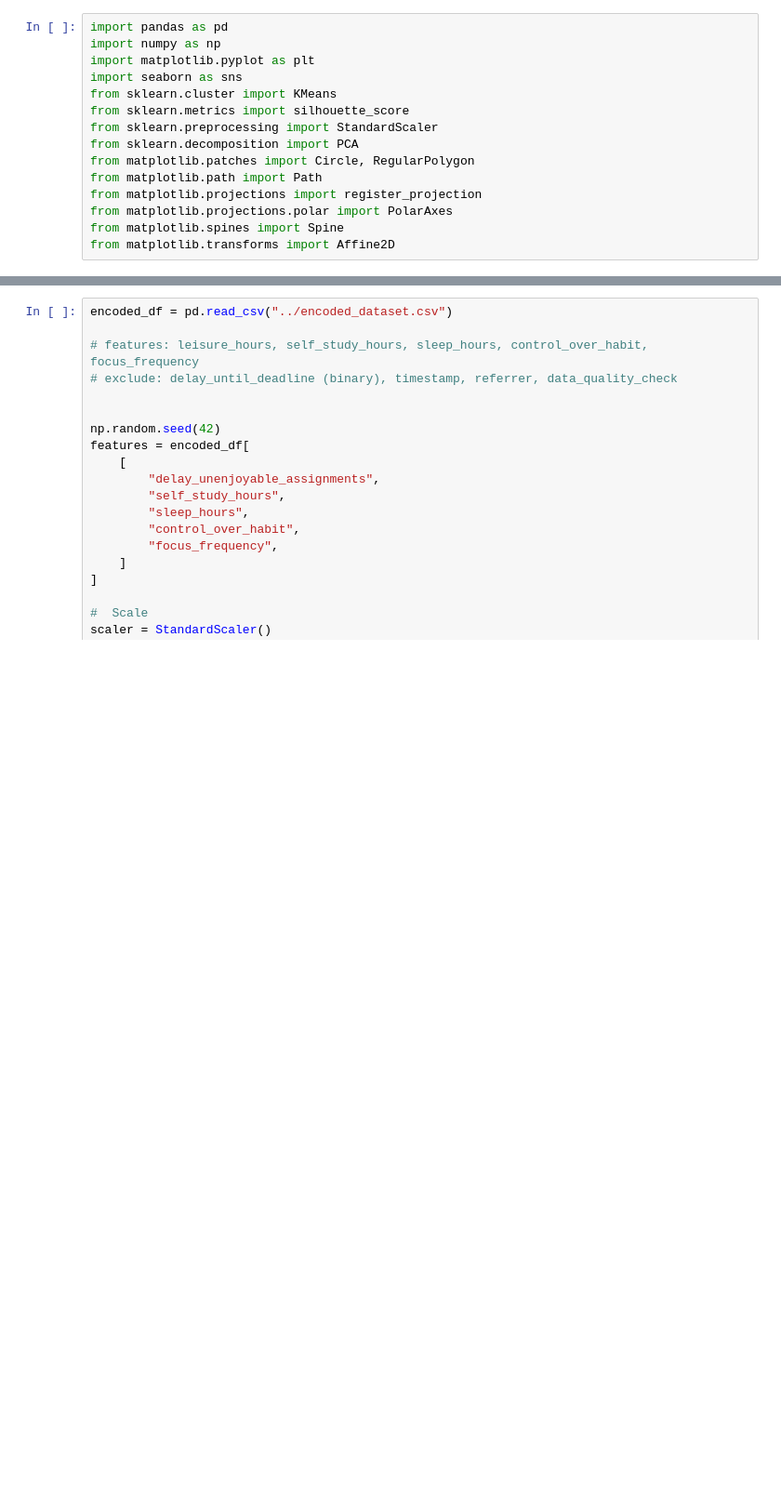
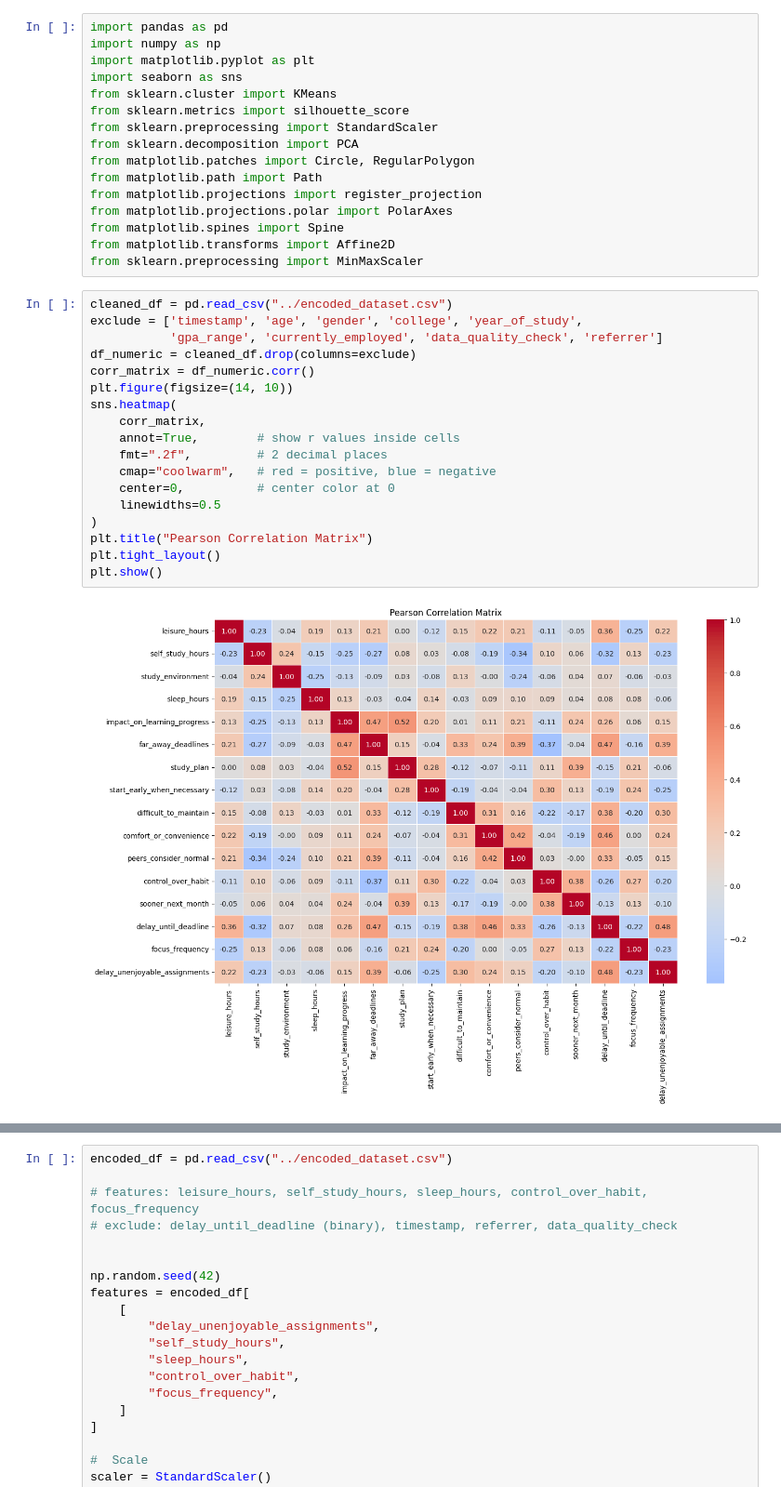
Before and after one commit to longlinh123456/final_project, a Jupyter notebook: source/unsupervised.ipynb, the cells around one changed output, grey strips where cells are left out. Shown at 93% size. Saved outputs shown, nothing was run; the diff lists cells and outputs as text; blank space fills up the shorter version.

Commit message:
add pearson correlation

```diff
--- a/source/unsupervised.ipynb
+++ b/source/unsupervised.ipynb
@@ -13,3 +13,24 @@ from matplotlib.projections import register_projection
 from matplotlib.projections.polar import PolarAxes
 from matplotlib.spines import Spine
 from matplotlib.transforms import Affine2D
+from sklearn.preprocessing import MinMaxScaler
+# %%
+cleaned_df = pd.read_csv("../encoded_dataset.csv")
+exclude = ['timestamp', 'age', 'gender', 'college', 'year_of_study',
+           'gpa_range', 'currently_employed', 'data_quality_check', 'referrer']
+df_numeric = cleaned_df.drop(columns=exclude)
+corr_matrix = df_numeric.corr()
+plt.figure(figsize=(14, 10))
+sns.heatmap(
+    corr_matrix,
+    annot=True,        # show r values inside cells
+    fmt=".2f",         # 2 decimal places
+    cmap="coolwarm",   # red = positive, blue = negative
+    center=0,          # center color at 0
+    linewidths=0.5
+)
+plt.title("Pearson Correlation Matrix")
+plt.tight_layout()
+plt.show()
+# %% [output]
+[figure, added]
```
Also changed, not shown: parts of 4 cells of this notebook.
